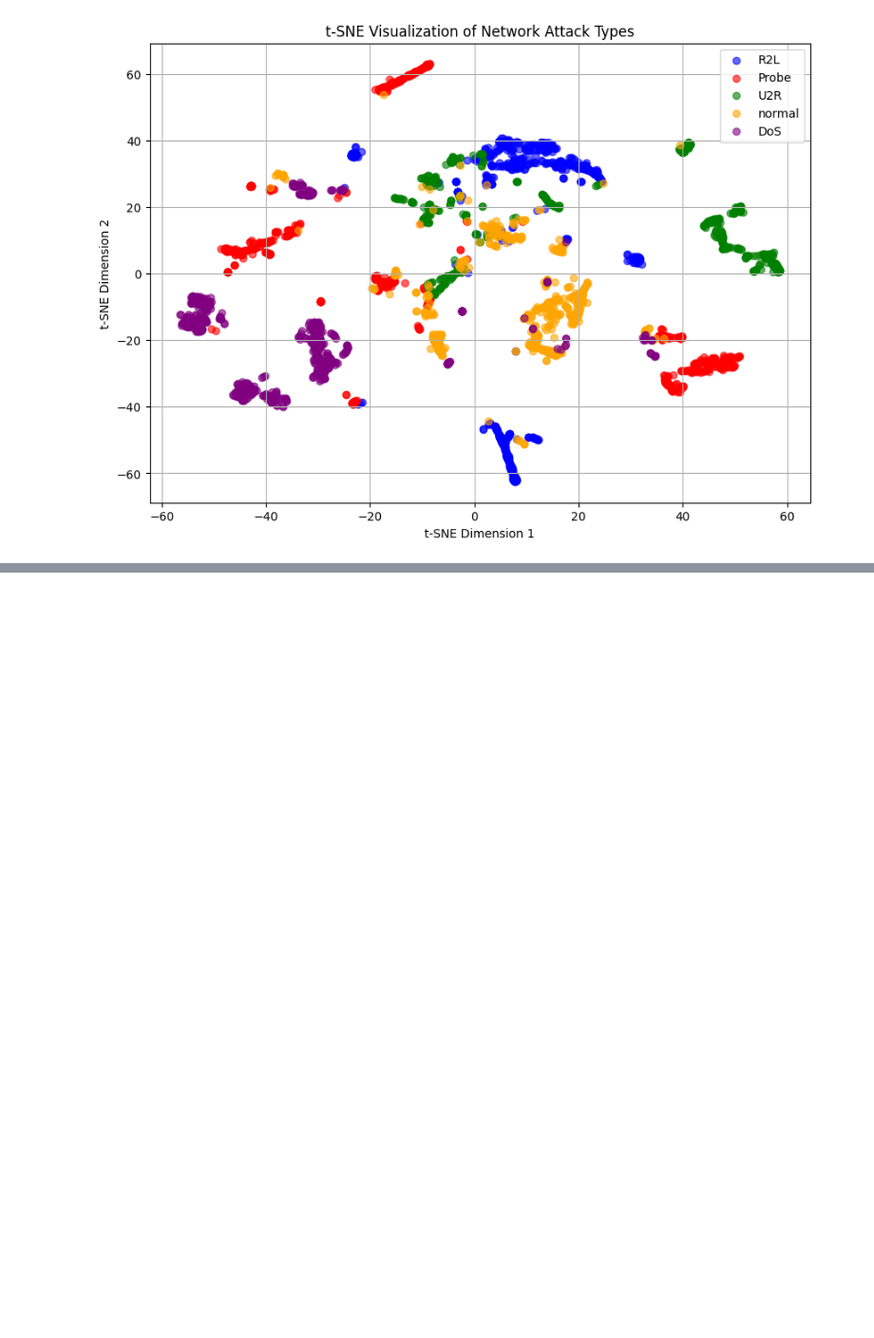
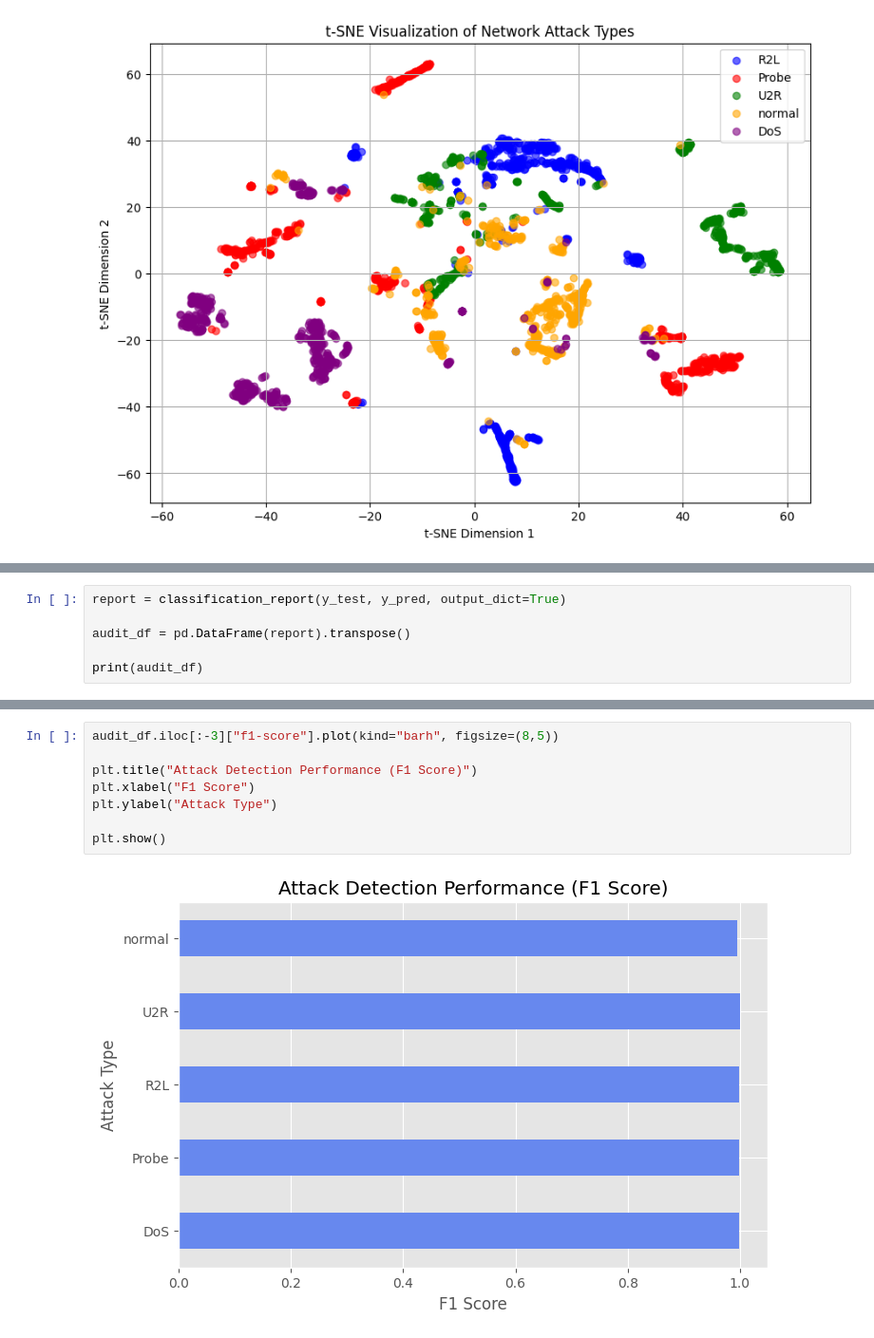
Before and after one commit to mailech/SentinelNet-AI-Powered-Network-Intrusion-Detection-System-, a Jupyter notebook: notebooks/03_feature_engineering.ipynb, the cells around one changed output, grey strips where cells are left out. Shown at 95% size. Saved outputs shown, nothing was run; the diff lists cells and outputs as text; blank space fills up the shorter version.

```diff
--- a/notebooks/03_feature_engineering.ipynb
+++ b/notebooks/03_feature_engineering.ipynb
@@ -650,0 +972,6 @@ plt.show()
+# %%
+report = classification_report(y_test, y_pred, output_dict=True)
+
+audit_df = pd.DataFrame(report).transpose()
+
+print(audit_df)
@@ -650,0 +988,10 @@ plt.show()
+# %%
+audit_df.iloc[:-3]["f1-score"].plot(kind="barh", figsize=(8,5))
+
+plt.title("Attack Detection Performance (F1 Score)")
+plt.xlabel("F1 Score")
+plt.ylabel("Attack Type")
+
+plt.show()
+# %% [output]
+[figure, added]
```
Also changed, not shown: parts of 24 cells of this notebook.
